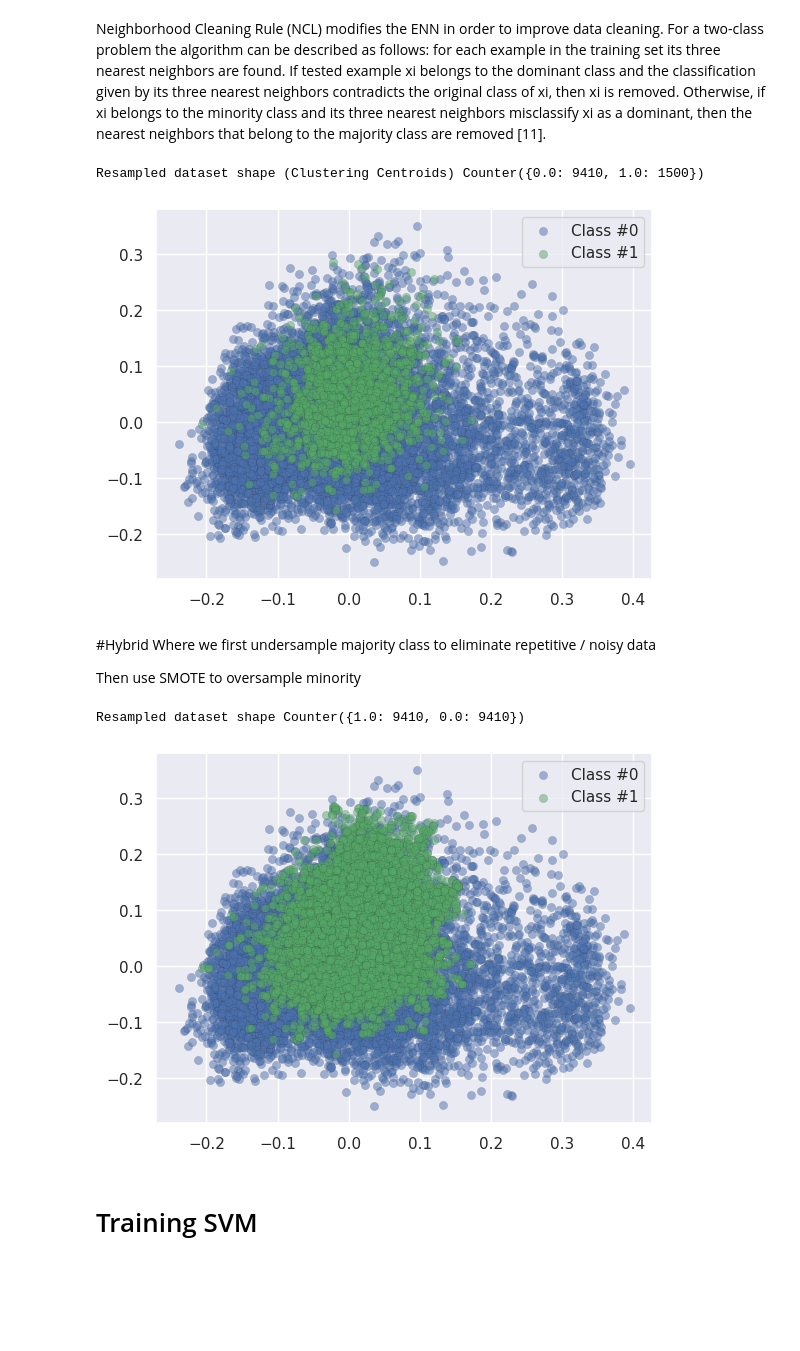
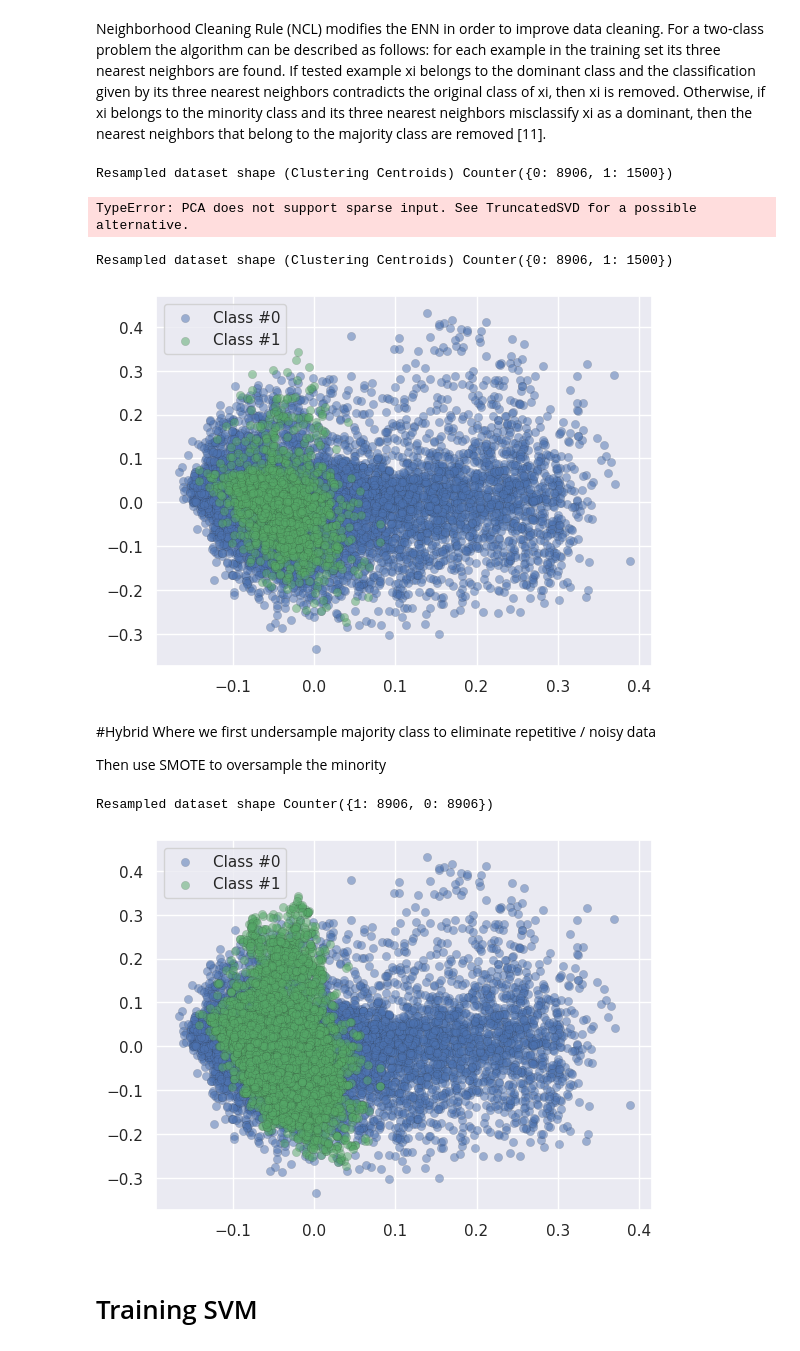
Before and after one commit to jedwvv/SML_Assignment1, a Jupyter notebook: joey_domain2_imbalanced_data.ipynb, the cells around one changed output. Cells and saved outputs as stored; diff of their text form; code cells hidden in the pictures; blank space fills up the shorter version.

Commit message:
Domain2 SVM model (Joey)

```diff
--- a/joey_domain2_imbalanced_data.ipynb
+++ b/joey_domain2_imbalanced_data.ipynb
@@ -66 +74,4 @@ almost_black = '#262626'
+# %%
+def tfidf_tokenizer(self):
+  return self
 # %%
@@ -122,18 +158,0 @@ del temp_loaded, temp_sparse_
-# %%
-# Original data
-print('Original dataset shape %s' % Counter(y))
-
-pca = PCA(n_components=2)
-# Fit and transform x to visualise inside a 2D feature space
-x_vis = pca.fit_transform(X)
-
-
-# Visualization
-palette = sns.color_palette()
-plt.scatter(x_vis[y == 0, 0], x_vis[y == 0, 1], label="Class #0", alpha=0.5,
-            edgecolor=almost_black, facecolor=palette[0], linewidth=0.15)
-plt.scatter(x_vis[y == 1, 0], x_vis[y == 1, 1], label="Class #1", alpha=0.5,
-            edgecolor=almost_black, facecolor=palette[2], linewidth=0.15)
-
-plt.legend()
-plt.show()
@@ -145,7 +158,0 @@ Noted that the data with class1 (human-written) is highly intersected with class
-# %%
-# Train original data SVM for comparison
-selector_percentile = SelectPercentile( f_classif, percentile = 80 )
-X_new = selector_percentile.fit_transform(X, y)
-
-svm_domain2 = SVC(kernel='rbf', C=100.00, gamma=1.0)
-svm_domain2.fit(X_new, y)
@@ -269,14 +262,18 @@ neighbors are found. If tested example xi belongs to the dominant class and the
 three nearest neighbors contradicts the original class of xi, then xi is removed. Otherwise, if xi belongs to
 the minority class and its three nearest neighbors misclassify xi as a dominant, then the nearest neighbors
 that belong to the majority class are removed [11].
+# %%
+# Neighbourhood Cleaning Rule
+NCR = NeighbourhoodCleaningRule()
+ncrx, ncry = NCR.fit_resample(X, y)
+# %% [output]
+Resampled dataset shape (Clustering Centroids) Counter({0: 8906, 1: 1500})
+TypeError: PCA does not support sparse input. See TruncatedSVD for a possible alternative.
 # %%
-# Neighbourhood Cleaning Rule
-NCR = NeighbourhoodCleaningRule()
-ncrx, ncry = NCR.fit_resample(X, y)
 
 print('Resampled dataset shape (Clustering Centroids) %s' % Counter(ncry))
 
-ncrx_vis = pca.fit_transform(ncrx)
+ncrx_vis = pca.fit_transform(ncrx.toarray())
 
 # Visualization
 palette = sns.color_palette()
@@ -288,34 +285,34 @@ plt.scatter(ncrx_vis[ncry == 1, 0], ncrx_vis[ncry == 1, 1], label="Class #1", al
 plt.legend()
 plt.show()
 # %% [output]
-Resampled dataset shape (Clustering Centroids) Counter({0.0: 9410, 1.0: 1500})
+Resampled dataset shape (Clustering Centroids) Counter({0: 8906, 1: 1500})
-[figure, old version]
+[figure, new version]
 # %% [markdown]
 #Hybrid
 Where we first undersample majority class to eliminate repetitive / noisy data
 
-Then use SMOTE to oversample minority
+Then use SMOTE to oversample the minority
 # %%
 
 # Basic Balanced SMOTE
 smote = SMOTE()
 hybridsmote_x, hybridsmote_y = smote.fit_resample(ncrx, ncry)
 print('Resampled dataset shape %s' % Counter(hybridsmote_y))
 
-hybridsmote_x_vis = pca.transform(hybridsmote_x)
+hybridsmote_x_vis = pca.transform(hybridsmote_x.toarray())
 
 # Visualization
 palette = sns.color_palette()
 plt.scatter(hybridsmote_x_vis[hybridsmote_y == 0, 0], hybridsmote_x_vis[hybridsmote_y == 0, 1], label="Class #0", alpha=0.5,
             edgecolor=almost_black, facecolor=palette[0], linewidth=0.15)
 plt.scatter(hybridsmote_x_vis[hybridsmote_y == 1, 0], hybridsmote_x_vis[hybridsmote_y == 1, 1], label="Class #1", alpha=0.5,
             edgecolor=almost_black, facecolor=palette[2], linewidth=0.15)
 
 plt.legend()
 plt.show()
 # %% [output]
-Resampled dataset shape Counter({1.0: 9410, 0.0: 9410})
+Resampled dataset shape Counter({1: 8906, 0: 8906})
-[figure, old version]
+[figure, new version]
 # %% [markdown]
 # Training SVM
 # %%
```
Also changed, not shown: parts of 22 cells of this notebook, 1 other file.
